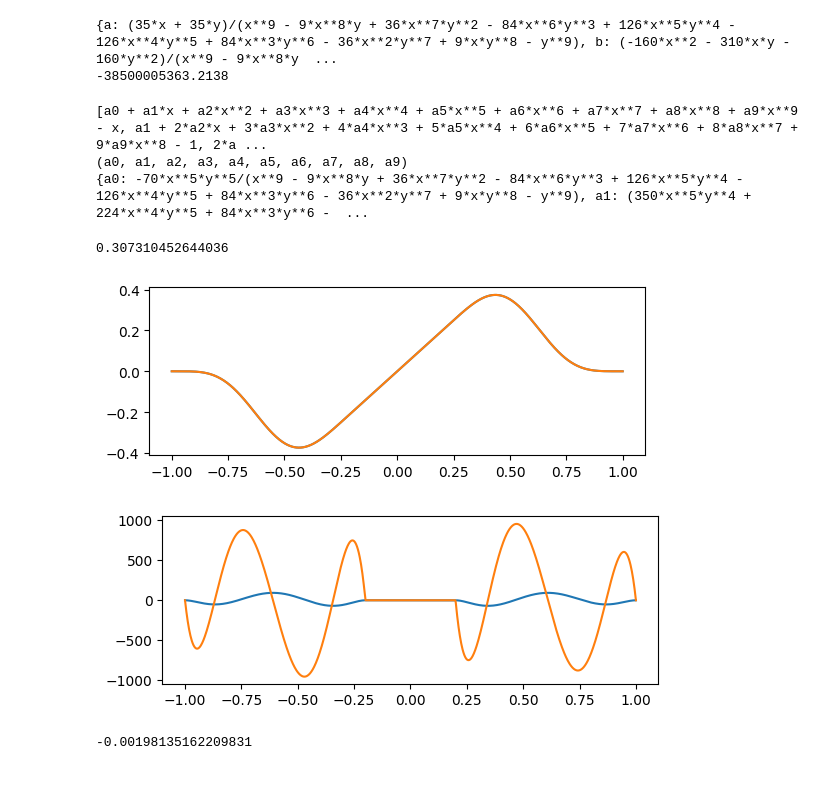
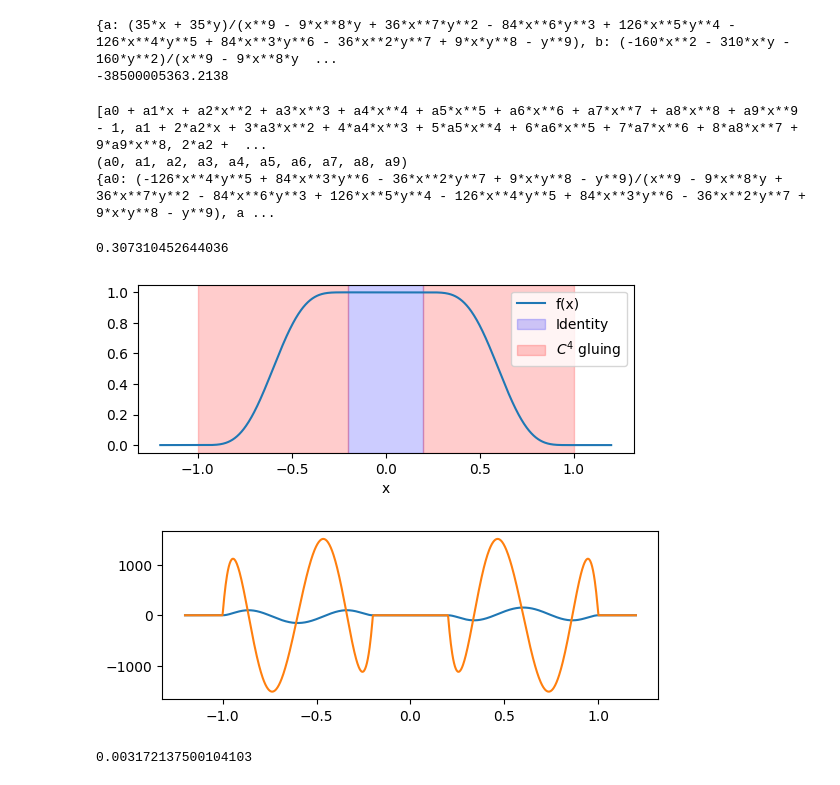
Before and after one commit to JonathanVacher/mca-approx, a Jupyter notebook: recollement-polynomial.ipynb, the cells around one changed output. Saved outputs shown, nothing was run; the diff lists cells and outputs as text; code cells hidden in the pictures.

```diff
--- a/recollement-polynomial.ipynb
+++ b/recollement-polynomial.ipynb
@@ -57,8 +58,8 @@ for ii in range(int(numEquations/2)):
         for kk in range(-ii+1,1):
             factor = factor*(jj+kk)
         eq_tab[ii] += factor*symbol_tab[jj]*x**(jj-ii)
-eq_tab[0] = eq_tab[0]-x
-eq_tab[1] = eq_tab[1]-1
+eq_tab[0] = eq_tab[0]-1
+eq_tab[1] = eq_tab[1]-0
 
 for ii in range(int(numEquations/2)):
     for jj in range(numEquations):
@@ -77,9 +78,9 @@ print(symbol_tab)
 print(solution_tab)
 # print(solution_tab[symbol_tab[9]])
 # %% [output]
-[a0 + a1*x + a2*x**2 + a3*x**3 + a4*x**4 + a5*x**5 + a6*x**6 + a7*x**7 + a8*x**8 + a9*x**9 - x, a1 + 2*a2*x + 3*a3*x**2 + 4*a4*x**3 + 5*a5*x**4 + 6*a6*x**5 + 7*a7*x**6 + 8*a8*x**7 + 9*a9*x**8 - 1, 2*a ...
+[a0 + a1*x + a2*x**2 + a3*x**3 + a4*x**4 + a5*x**5 + a6*x**6 + a7*x**7 + a8*x**8 + a9*x**9 - 1, a1 + 2*a2*x + 3*a3*x**2 + 4*a4*x**3 + 5*a5*x**4 + 6*a6*x**5 + 7*a7*x**6 + 8*a8*x**7 + 9*a9*x**8, 2*a2 +  ...
 (a0, a1, a2, a3, a4, a5, a6, a7, a8, a9)
-{a0: -70*x**5*y**5/(x**9 - 9*x**8*y + 36*x**7*y**2 - 84*x**6*y**3 + 126*x**5*y**4 - 126*x**4*y**5 + 84*x**3*y**6 - 36*x**2*y**7 + 9*x*y**8 - y**9), a1: (350*x**5*y**4 + 224*x**4*y**5 + 84*x**3*y**6 -  ...
+{a0: (-126*x**4*y**5 + 84*x**3*y**6 - 36*x**2*y**7 + 9*x*y**8 - y**9)/(x**9 - 9*x**8*y + 36*x**7*y**2 - 84*x**6*y**3 + 126*x**5*y**4 - 126*x**4*y**5 + 84*x**3*y**6 - 36*x**2*y**7 + 9*x*y**8 - y**9), a ...
 # %%
 alpha = 0.2
 beta = 1.0
@@ -114,7 +115,7 @@ def fp(x):
     if -beta <= x <= -alpha:
         return a_g*x**9 + b_g*x**8 + c_g*x**7 + d_g*x**6 + e_g*x**5 + f_g*x**4 + g_g*x**3 + h_g*x**2 + i_g*x + j_g
     if -alpha <= x <= alpha:
-        return x
+        return 1
     if alpha <= x <= beta:
         return a_d*x**9 + b_d*x**8 + c_d*x**7 + d_d*x**6 + e_d*x**5 + f_d*x**4 + g_d*x**3 + h_d*x**2 + i_d*x + j_d
     if beta <= x :
@@ -146,7 +147,7 @@ def fp_tab(x):
         # return a_g*x**9 + b_g*x**8 + c_g*x**7 + d_g*x**6 + e_g*x**5 + f_g*x**4 + g_g*x**3 + h_g*x**2 + i_g*x + j_g
         # return res
     if -alpha <= x <= alpha:
-        return x
+        return 1
     if alpha <= x <= beta:
         # return a_d*x**9 + b_d*x**8 + c_d*x**7 + d_d*x**6 + e_d*x**5 + f_d*x**4 + g_d*x**3 + h_d*x**2 + i_d*x + j_d
         res = 0
@@ -225,36 +226,49 @@ def fp_tab_d4(x):
 # %%
 
 print(fp(0.55))
 
-xx = np.linspace(-1, 1, 1000)
+xx = np.linspace(-1.2, 1.2, 1000)
 pfxx = np.empty(np.shape(xx))
 pfxx2 = np.empty(np.shape(xx))
 pfd3xx = np.empty(np.shape(xx))
 pfd4xx = np.empty(np.shape(xx))
 
 
 for ii,v in enumerate(xx):
     pfxx[ii] = fp_tab(v) # degre 15
     pfxx2[ii] = fp(v) #degre 9
     pfd3xx[ii] = fp_tab_d3(v)
     pfd4xx[ii] = fp_tab_d4(v)
 
-plt.subplot(2,1,1)
-plt.plot(xx,pfxx)
-plt.plot(xx,pfxx2)
+ax = plt.subplot(2,1,1)
+line, = plt.plot(xx,pfxx,label='f(x)')
+# plt.plot(xx,pfxx2)
+
+plt.axvspan(-alpha, alpha, color='blue', alpha=0.2)
+plt.axvspan(-beta, -alpha, color='red', alpha=0.2)
+plt.axvspan(alpha, beta, color='red', alpha=0.2)
+blue_patch = patches.Patch(color='blue', alpha=0.2, label='Identity')
+red_patch = patches.Patch(color='red', alpha=0.2, label=r'$C^4$ gluing')
+
+ax.set_xlabel('x')
+# ax.set_ylabel("f(x)")
+ax.legend(handles = [line,blue_patch,red_patch], loc='upper right')
+
+
 plt.show()
+plt.savefig("C4f.png")
 
 plt.subplot(2,1,2)
 plt.plot(xx,pfd3xx)
 plt.plot(xx,pfd4xx)
 plt.show()
 
-# plt.plot(X_states_space,fp(X_states_space,0.5,0.6))
-print()
+# # plt.plot(X_states_space,fp(X_states_space,0.5,0.6))
+# print()
 # %% [output]
 0.307310452644036
-[figure, old version]
+[figure, new version]
-[figure, old version]
+[figure, new version]
 # %%
 h = 0.005
 dt = 0.05
@@ -265,9 +279,9 @@ sig = .05
 
 n_t_step = 10
 nu = sig # ????
-theta = -1/tau # ????
+theta = 1/tau # ????
 
 bound = n_t_step*dt*h**2*((nu**2)/8*max(pfd4xx)+ theta/6*max(pfd4xx)) # A VERIFIER
 print(bound)
 # %% [output]
--0.00198135162209831
+0.003172137500104103
```
Also changed, not shown: parts of 1 cell of this notebook.
